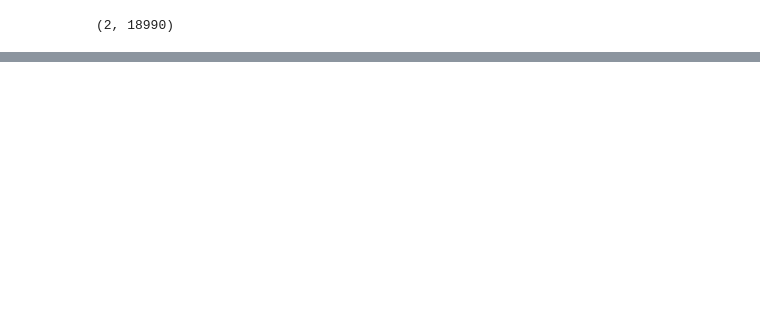
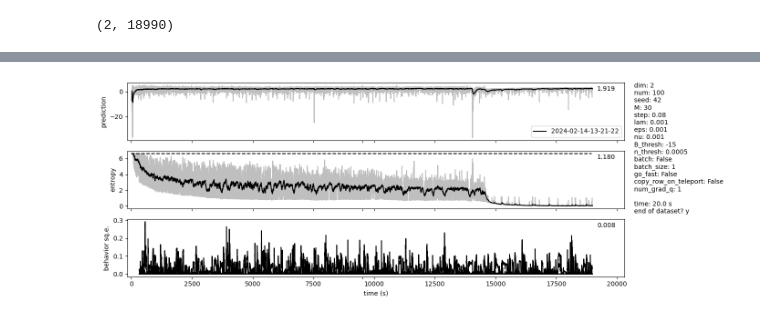
Before and after one commit to draeloslab/AdaptiveLatents, a Jupyter notebook: scripts/replicate_rios_thing.ipynb, the cells around one changed output, grey strips where cells are left out. Cells and saved outputs as stored; diff of their text form; code cells hidden in the pictures; blank space fills up the shorter version.

```diff
--- a/scripts/replicate_rios_thing.ipynb
+++ b/scripts/replicate_rios_thing.ipynb
@@ -144,2 +145,14 @@ for i in range(1, 10):
+# %%
+X, Y = loadFile('N_MC')
+brs = []
+for i in range(2, 3):
+    decomp = reducePSVD(Y.T, i)
+
+    X = X[:,-decomp.shape[1]:]
+    br = main(decomp, X, nBubbles=100)
+    brs.append(br)
+    bpf.compare_metrics([br], 1)
+# %% [output]
+[figure, added]
 # %%
 br.behavior_error_history
```
Also changed, not shown: parts of 6 cells of this notebook, 5 other files.
